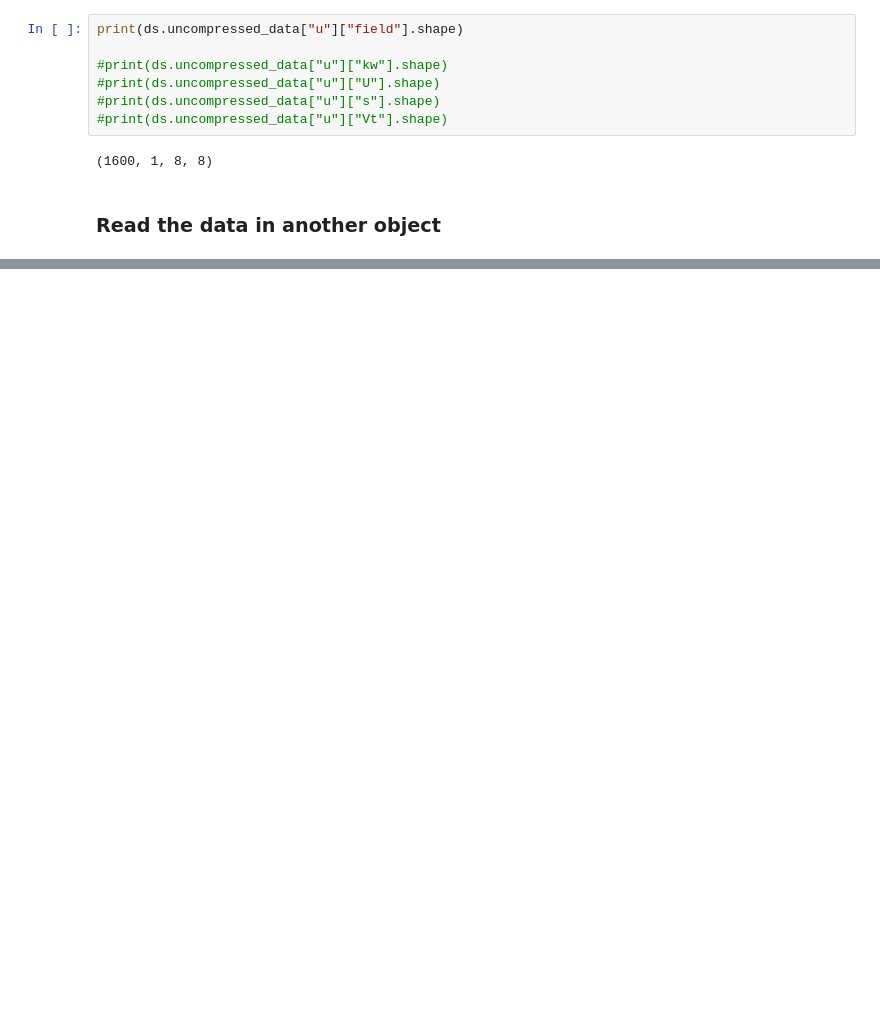
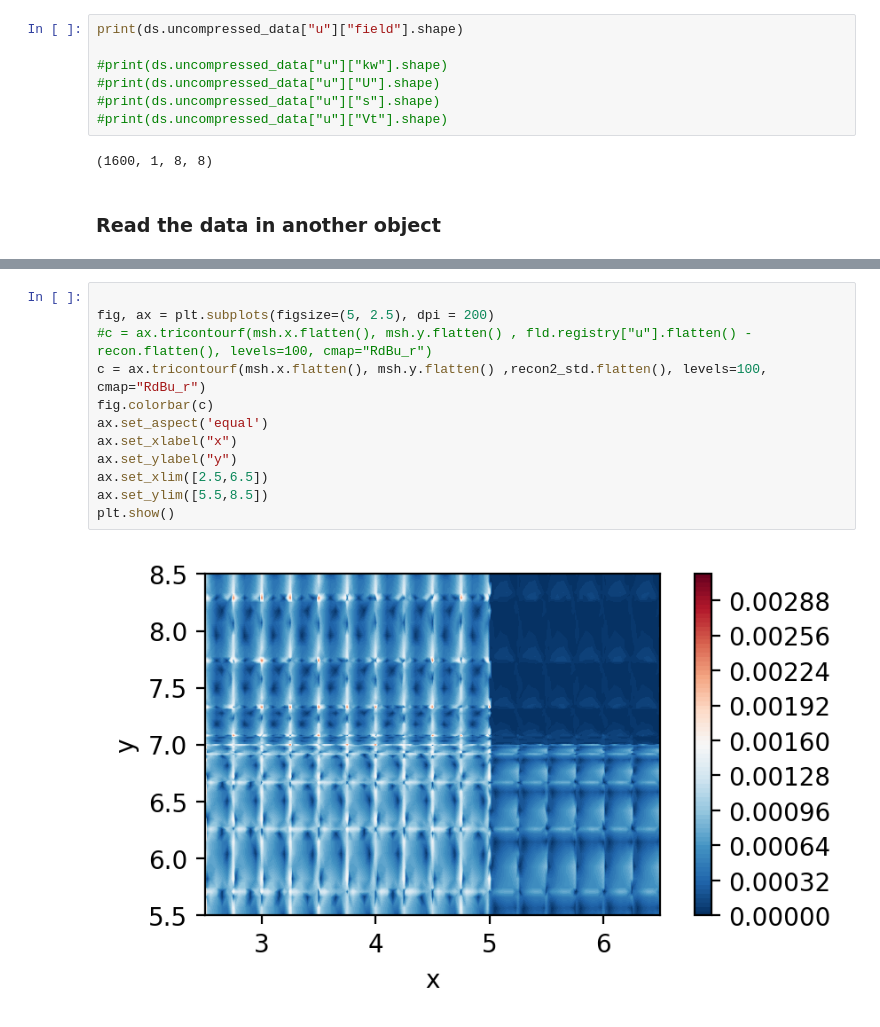
Before and after one commit to nchristensen/pySEMTools, a Jupyter notebook: examples/7-data_compression/1-Direct_sampling.ipynb, the cells around one changed output, grey strips where cells are left out. Saved outputs shown, nothing was run; the diff lists cells and outputs as text; blank space fills up the shorter version.

```diff
--- a/examples/7-data_compression/1-Direct_sampling.ipynb
+++ b/examples/7-data_compression/1-Direct_sampling.ipynb
@@ -276,0 +323,14 @@ print(np.min(abs(fld.registry["u"] - recon)))
+# %%
+
+fig, ax = plt.subplots(figsize=(5, 2.5), dpi = 200)
+#c = ax.tricontourf(msh.x.flatten(), msh.y.flatten() , fld.registry["u"].flatten() - recon.flatten(), levels=100, cmap="RdBu_r")
+c = ax.tricontourf(msh.x.flatten(), msh.y.flatten() ,recon2_std.flatten(), levels=100, cmap="RdBu_r")
+fig.colorbar(c)
+ax.set_aspect('equal')
+ax.set_xlabel("x")
+ax.set_ylabel("y")
+ax.set_xlim([2.5,6.5])
+ax.set_ylim([5.5,8.5])
+plt.show()
+# %% [output]
+[figure, added]
```
Also changed, not shown: parts of 17 cells of this notebook, 1 other file.
